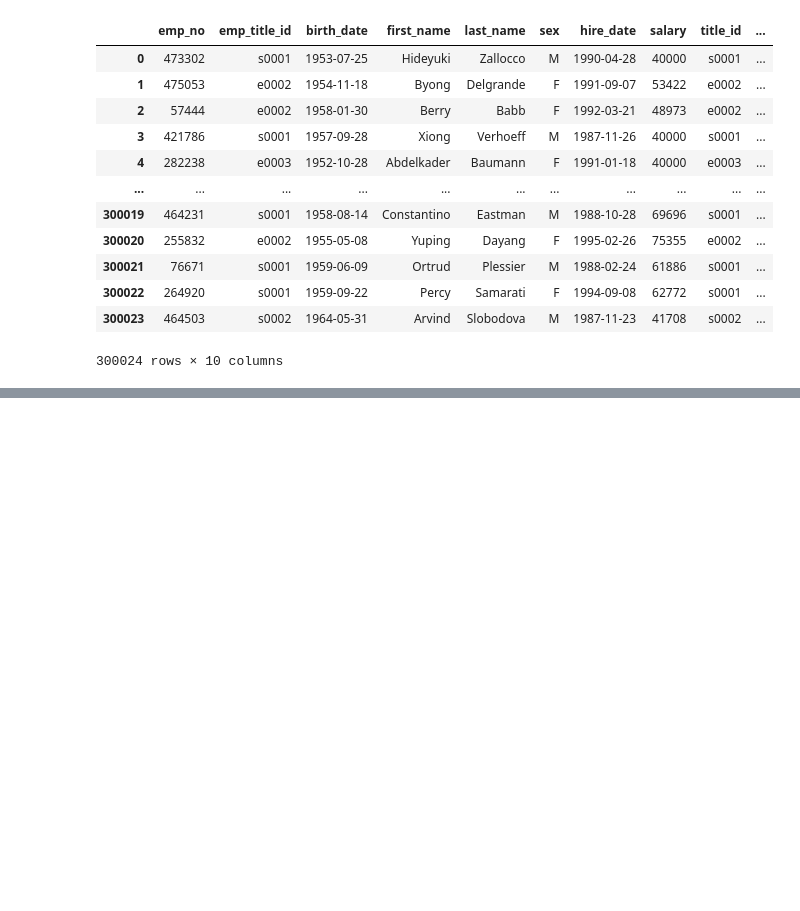
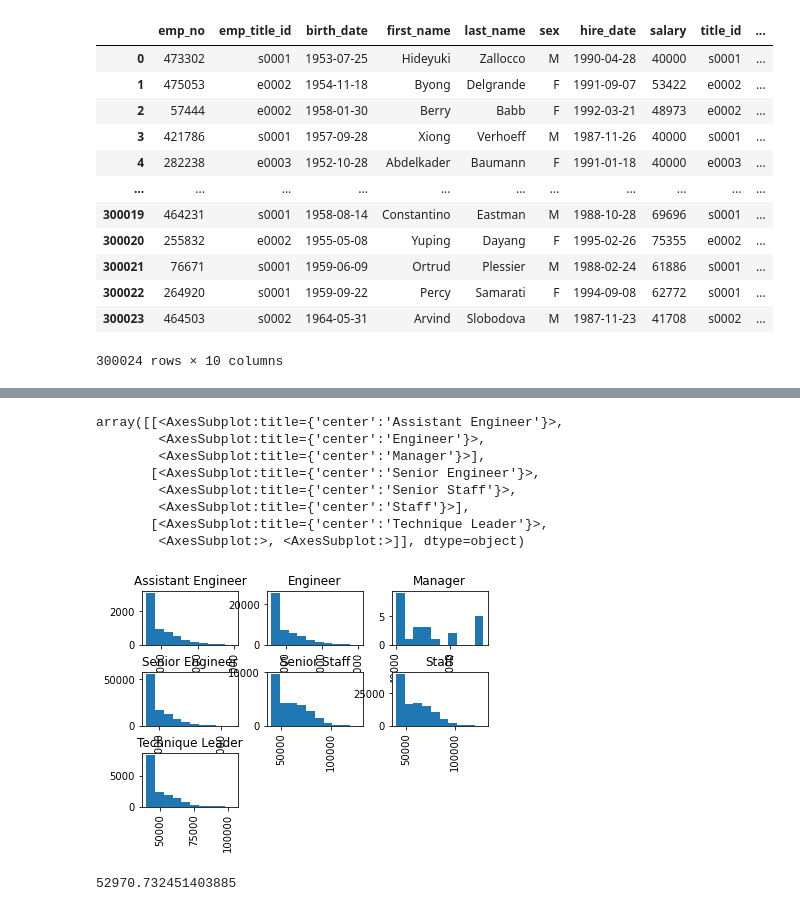
Before and after one commit to mandie021/sql-challenge, a Jupyter notebook: EmployeeNotebook.ipynb, the cells around one changed output, grey strips where cells are left out. Drawn from its saved outputs; the diff is of its cells as text; code cells hidden in the pictures; blank space fills up the shorter version.

```diff
--- a/EmployeeNotebook.ipynb
+++ b/EmployeeNotebook.ipynb
@@ -101,0 +123,18 @@ plt.show()
+# %%
+#quick check on titles and salary
+employee_file.hist(column = 'salary', by = 'title', bins=10)
+# %% [output]
+array([[<AxesSubplot:title={'center':'Assistant Engineer'}>,
+        <AxesSubplot:title={'center':'Engineer'}>,
+        <AxesSubplot:title={'center':'Manager'}>],
+       [<AxesSubplot:title={'center':'Senior Engineer'}>,
+        <AxesSubplot:title={'center':'Senior Staff'}>,
+        <AxesSubplot:title={'center':'Staff'}>],
+       [<AxesSubplot:title={'center':'Technique Leader'}>,
+        <AxesSubplot:>, <AxesSubplot:>]], dtype=object)
+[figure, added]
+# %%
+mean = salary.mean()
+print(mean)
+# %% [output]
+52970.732451403885
```
Also changed, not shown: parts of 12 cells of this notebook.
